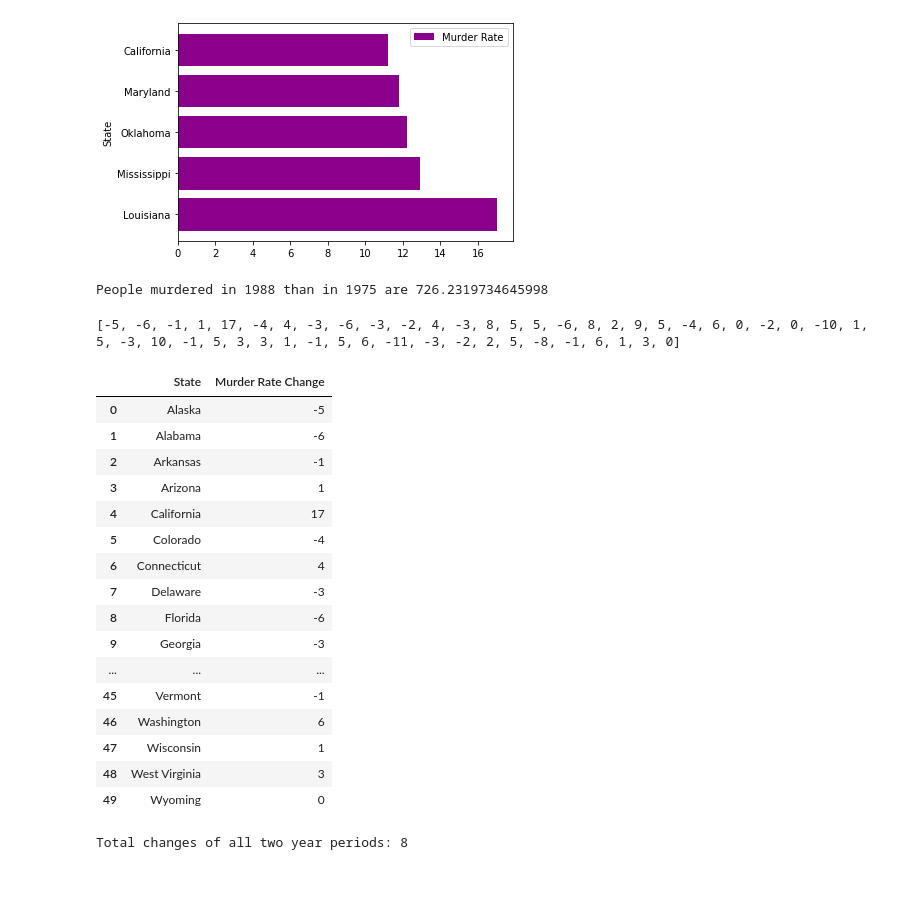
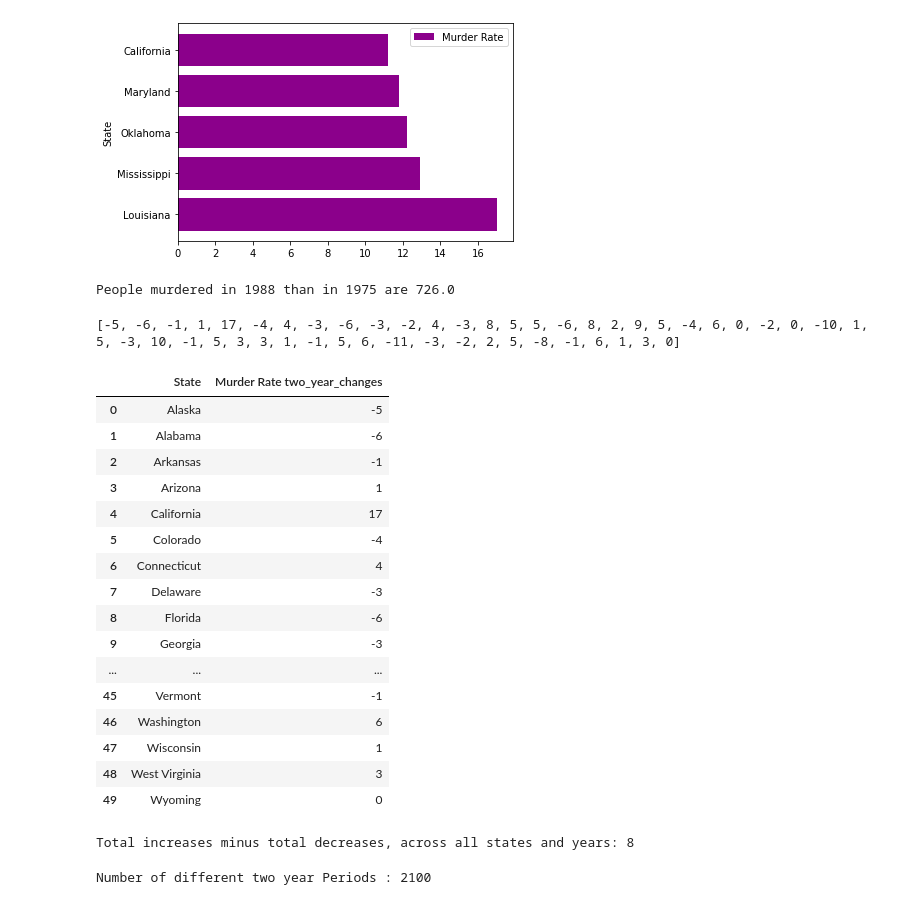
Before and after one commit to manishareddynarayan/Akshitha_INFO5731_Spring2020, a Jupyter notebook: 5502_Assignment5.ipynb, the cells around one changed output. Cells and saved outputs as stored; diff of their text form; code cells hidden in the pictures.

```diff
--- a/5502_Assignment5.ipynb
+++ b/5502_Assignment5.ipynb
@@ -57,7 +56,7 @@ Californiamurderratein1975 = df3[(df3['State']=='California') & (df3['Year']==19
 murdersin1975 = (Californiamurderratein1975['Population']*Californiamurderratein1975['Murder Rate'])/100000
 #people murdered in california in 1988 than in 1975
 ca_change=murdersin1988[0]-murdersin1975[0]
-print("People murdered in 1988 than in 1975 are",ca_change)
+print("People murdered in 1988 than in 1975 are",round(ca_change))
 # %% [output]
-People murdered in 1988 than in 1975 are 726.2319734645998
+People murdered in 1988 than in 1975 are 726.0
 # %%
@@ -85,13 +81,13 @@ print(changes_by_state)
 # %% [output]
 [-5, -6, -1, 1, 17, -4, 4, -3, -6, -3, -2, 4, -3, 8, 5, 5, -6, 8, 2, 9, 5, -4, 6, 0, -2, 0, -10, 1, 5, -3, 10, -1, 5, 3, 3, 1, -1, 5, 6, -11, -3, -2, 2, 5, -8, -1, 6, 1, 3, 0]
 # %%
-#2.2
-df4 = pd.DataFrame(columns=['State', 'Murder Rate Change']);
+#2.2 Table with a state name and murder rate change
+df4 = pd.DataFrame(columns=['State', 'Murder Rate two_year_changes']);
 df4['State'] = df3['State'].unique()
-df4['Murder Rate Change'] = changes_by_state
+df4['Murder Rate two_year_changes'] = changes_by_state
 df4
 # %% [output]
-|  | State | Murder Rate Change |
+|  | State | Murder Rate two_year_changes |
 | 0 | Alaska | -5 |
 | 1 | Alabama | -6 |
 | 2 | Arkansas | -1 |
@@ -109,7 +105,7 @@ df4
 | 48 | West Virginia | 3 |
 | 49 | Wyoming | 0 |
 # %%
-#2.3
+#2.3 Total changes in increase and decrease of murder rates for all the states
 pos_count, neg_count = 0, 0
 for num in changes_by_state:
     if num >= 0:
@@ -117,6 +113,20 @@ for num in changes_by_state:
     else:
         neg_count += 1
 total_changes = pos_count - neg_count
-print("Total changes of all two year periods:" ,total_changes)
+print('Total increases minus total decreases, across all states and years:', total_changes)
 # %% [output]
-Total changes of all two year periods: 8
+Total increases minus total decreases, across all states and years: 8
+# %%
+# 2.4 Number of different two year periods
+num_change = []
+def two_year_changes(v,n):
+ for single_state in df3['State'].unique():
+  murder_rates=df3[df3['State']==single_state]
+  year=murder_rates['Year']
+  start_year_data=np.array(v)[:-n]
+  end_year_data=np.array(v)[n:]
+  num_change.append(len(start_year_data-end_year_data))
+two_year_changes(year,2)
+print("Number of different two year Periods :",sum(num_change))
+# %% [output]
+Number of different two year Periods : 2100
```
Also changed, not shown: parts of 2 cells of this notebook.
